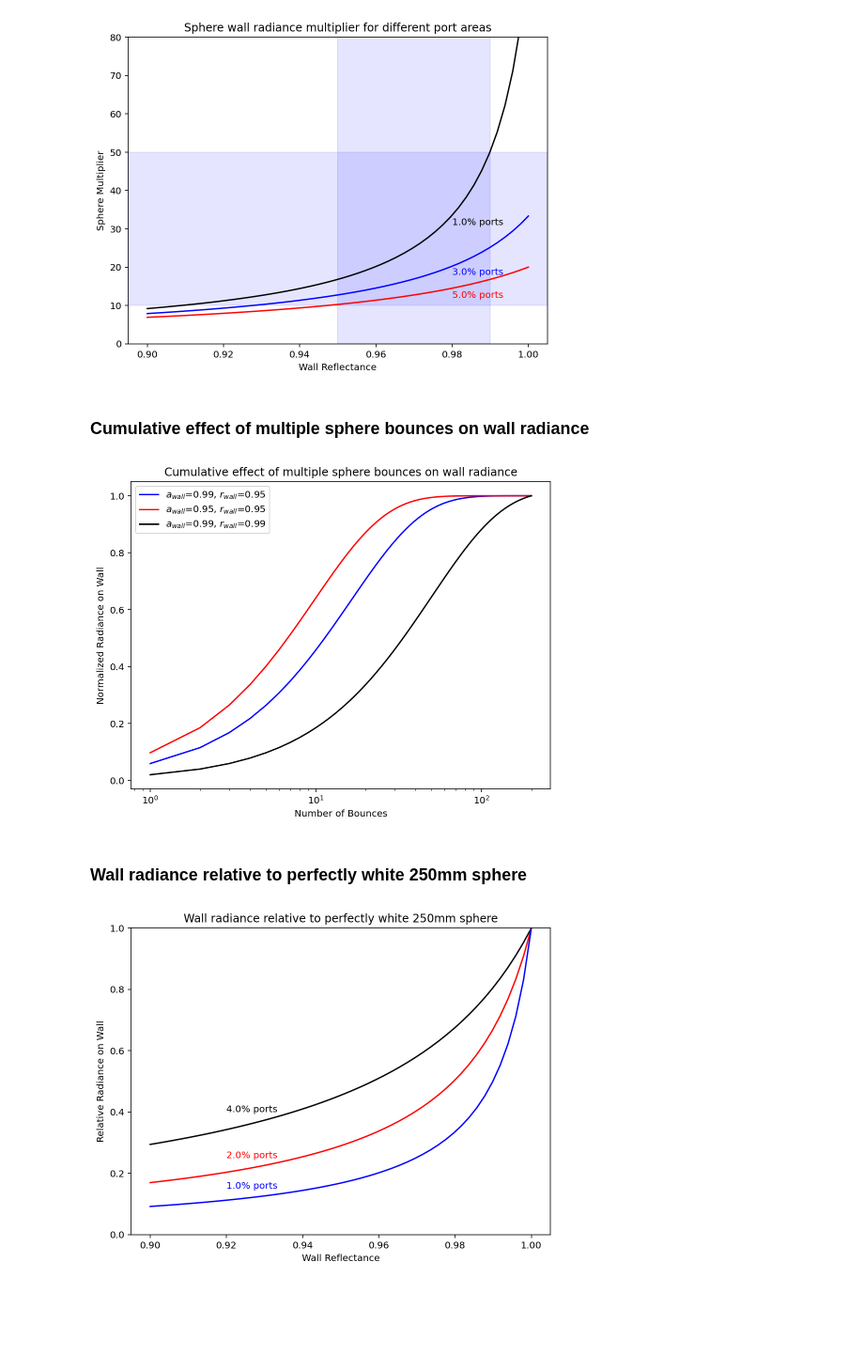
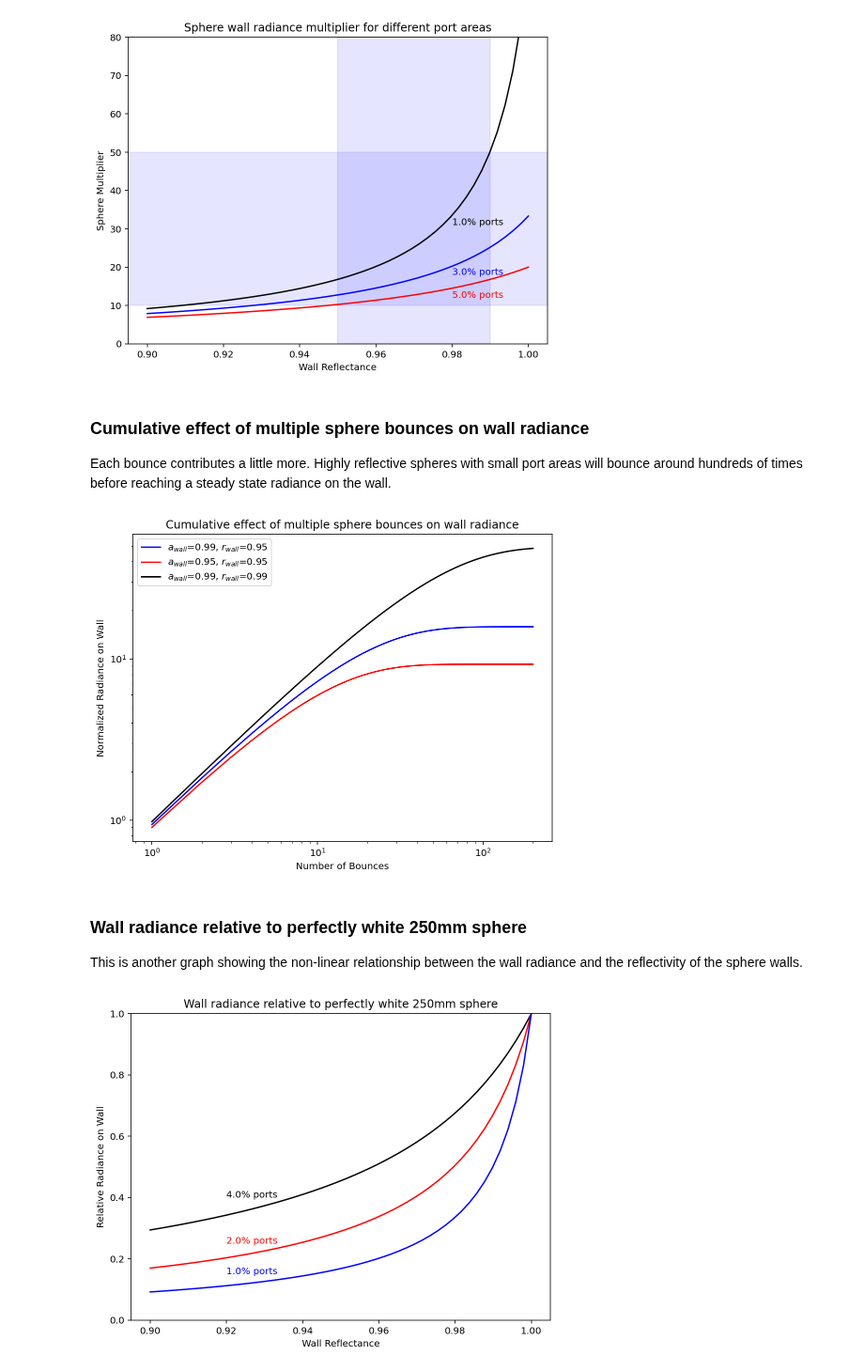
Before and after one commit to scottprahl/iadpython, a Jupyter notebook: docs/sphere.ipynb, the cells around one changed output. Shown at 94% size. Cells and saved outputs as stored; diff of their text form; code cells hidden in the pictures; blank space fills up the shorter version.

```diff
--- a/docs/sphere.ipynb
+++ b/docs/sphere.ipynb
@@ -153,37 +155,41 @@ plt.show()
 [figure]
 # %% [markdown]
 ### Cumulative effect of multiple sphere bounces on wall radiance
+
+Each bounce contributes a little more.  Highly reflective spheres with small port areas will bounce around hundreds of times before reaching a steady state radiance on the wall.
 # %%
 bounces = np.linspace(1,200,200)
 plt.figure(figsize=(8,6))
 
 a_wall = 0.99
 r_wall = 0.95
 r_cum = np.cumsum((r_wall*a_wall)**bounces)
 label = '$a_{wall}$=%.2f, $r_{wall}$=%.2f'%(a_wall,r_wall)
-plt.semilogx(bounces, r_cum/np.max(r_cum), 'b', label=label)
+plt.loglog(bounces, r_cum, 'b', label=label)
 
 a_wall = 0.95
 r_wall = 0.95
 r_cum = np.cumsum((r_wall*a_wall)**bounces)
 label = '$a_{wall}$=%.2f, $r_{wall}$=%.2f'%(a_wall,r_wall)
-plt.semilogx(bounces, r_cum/np.max(r_cum), 'r', label=label)
+plt.loglog(bounces, r_cum, 'r', label=label)
 
 a_wall = 0.99
 r_wall = 0.99
 r_cum = np.cumsum((r_wall*a_wall)**bounces)
 label = '$a_{wall}$=%.2f, $r_{wall}$=%.2f'%(a_wall,r_wall)
-plt.semilogx(bounces, r_cum/np.max(r_cum), 'k', label=label)
+plt.loglog(bounces, r_cum, 'k', label=label)
 
 plt.legend()
 plt.xlabel('Number of Bounces')
 plt.ylabel('Normalized Radiance on Wall')
 plt.title('Cumulative effect of multiple sphere bounces on wall radiance')
 plt.show()
 # %% [output]
-[figure, old version]
+[figure, new version]
 # %% [markdown]
 ### Wall radiance relative to perfectly white 250mm sphere
+
+This is another graph showing the non-linear relationship between the wall radiance and the reflectivity of the sphere walls.
 # %%
 r_wall = np.linspace(0.9,1,50)
 s = iadpython.sphere.Sphere(250, 1)
```
Also changed, not shown: parts of 7 cells of this notebook.
